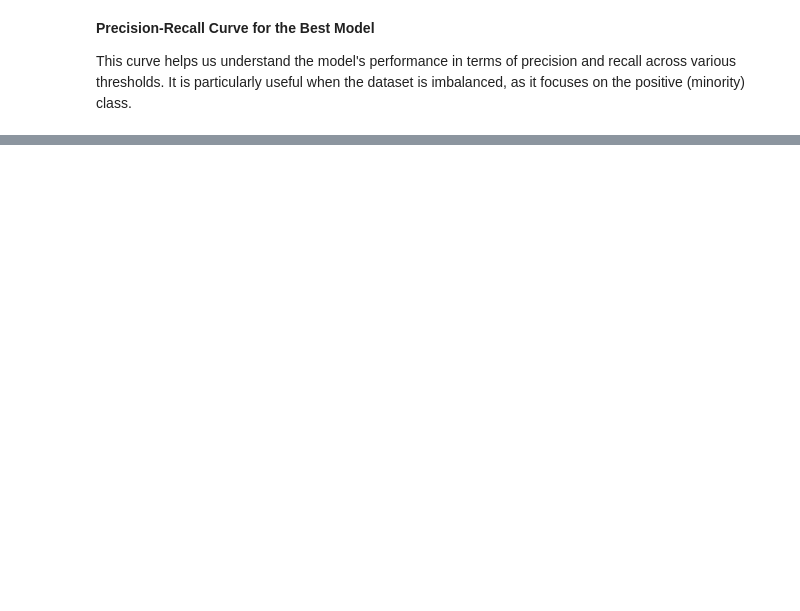
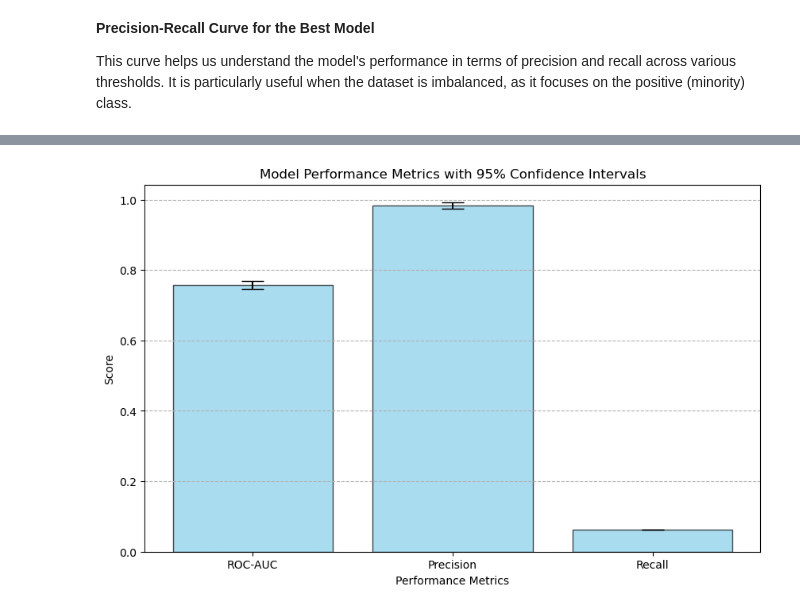
Before and after one commit to JadenLing/Heritage-Health-Prize, a Jupyter notebook: notebooks/xgboost_model.ipynb, the cells around one changed output, grey strips where cells are left out. Saved outputs shown, nothing was run; the diff lists cells and outputs as text; code cells hidden in the pictures; blank space fills up the shorter version.

```diff
--- a/notebooks/xgboost_model.ipynb
+++ b/notebooks/xgboost_model.ipynb
@@ -372,0 +271,35 @@ plt.show()
+# %%
+roc_auc_scores = results_df['roc_auc']
+precision_scores = results_df['precision']
+recall_scores = results_df['recall']
+
+# Calculate mean, standard error, and confidence interval
+def calculate_confidence_interval(data, confidence=0.95):
+    n = len(data)
+    mean = np.mean(data)
+    se = sem(data)
+    h = se * t.ppf((1 + confidence) / 2., n - 1)
+    return mean, se, h
+
+# Metrics and confidence intervals
+metrics = {
+    'ROC-AUC': calculate_confidence_interval(roc_auc_scores),
+    'Precision': calculate_confidence_interval(precision_scores),
+    'Recall': calculate_confidence_interval(recall_scores)
+}
+
+# Visuals
+metrics_names = list(metrics.keys())
+means = [metrics[name][0] for name in metrics_names]
+errors = [metrics[name][2] for name in metrics_names]
+
+# Error bars for metrics
+plt.figure(figsize=(10, 6))
+plt.bar(metrics_names, means, yerr=errors, capsize=10, color='skyblue', alpha=0.7, edgecolor='black')
+plt.xlabel('Performance Metrics')
+plt.ylabel('Score')
+plt.title('Model Performance Metrics with 95% Confidence Intervals')
+plt.grid(axis='y', linestyle='--')
+plt.show()
+# %% [output]
+[figure, added]
```
Also changed, not shown: parts of 17 cells of this notebook.
